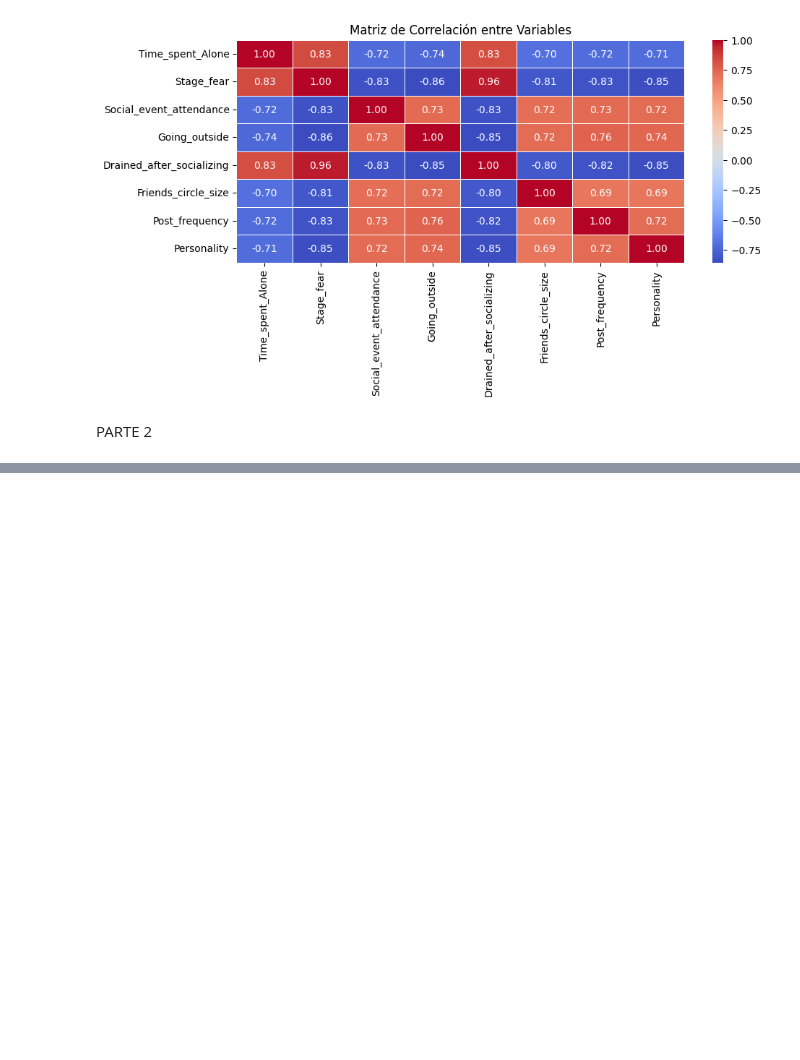
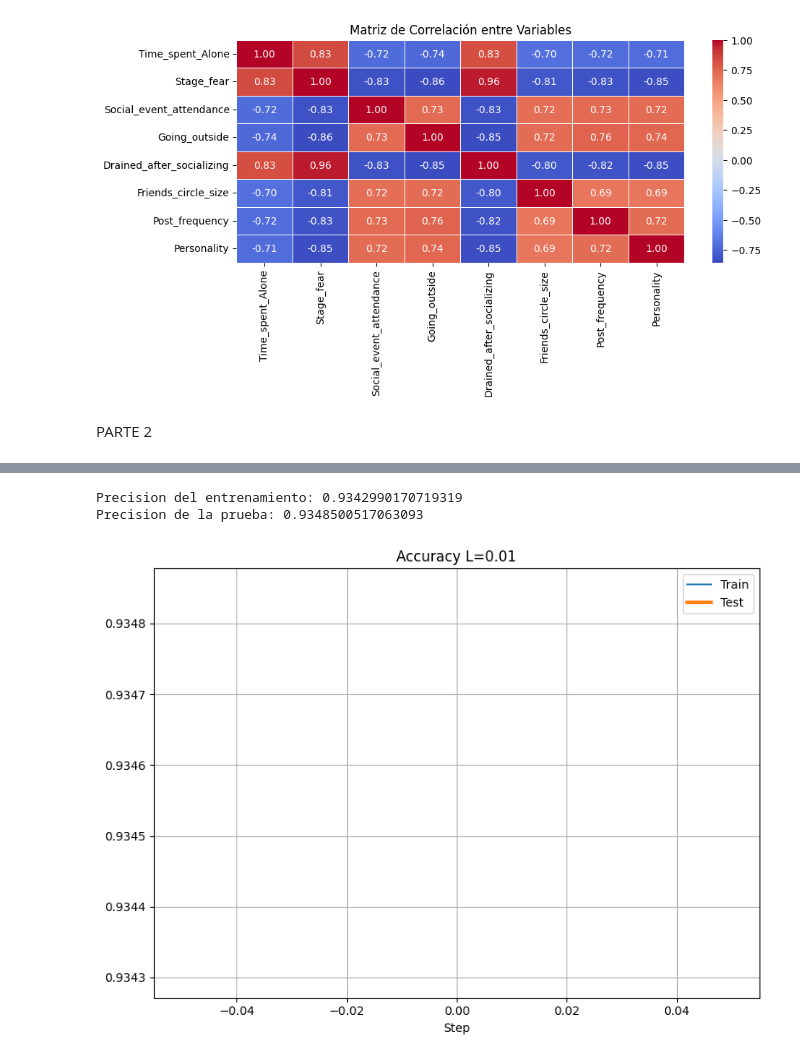
Before and after one commit to julygomez1/TP_Final_Mat3, a Jupyter notebook: Tp_final.ipynb, the cells around one changed output, grey strips where cells are left out. Drawn from its saved outputs; the diff is of its cells as text; code cells hidden in the pictures; blank space fills up the shorter version.

```diff
--- a/Tp_final.ipynb
+++ b/Tp_final.ipynb
@@ -259,0 +314,66 @@ np.random.seed(10)                      #Con una semilla para reproductibilidad
+# %%
+from tqdm.auto import tqdm as notebook_tqdm
+
+#Decenso de gradiente estocástico
+
+for i in notebook_tqdm(range(100_000)):
+    idx = np.random.choice(n,1,replace=False)
+    X_sample = X_train[idx].transpose()
+    Y_sample = Y_train[idx]
+
+    Z1, A1, Z2, A2 = forward_prop(X_sample)
+
+    dW1, dB1, dW2, dB2 = backward_prop(Z1, A1, Z2, A2, X_sample, Y_sample)
+
+    #actualizar pesos y sesgos
+
+    w_hidden -= L*dW1
+    b_hidden -= L*dB1
+    w_output -= L*dW2
+    b_output -= L*dB2
+
+    #Calculo de precisión de entrenamiento
+    accuracy_train_l = []
+    accuracy_test_l = []
+
+    train_predictions = forward_prop(X_train.transpose())[3]
+    train_comparisons = np.equal((train_predictions >= .5).flatten().astype(int),Y_train) #comparo predicciones con reales
+    train_accuracy = sum(train_comparisons.astype(int) / X_train.shape[0])
+    accuracy_train_l.append(train_accuracy)
+
+
+    test_predictions = forward_prop(X_test.transpose())[3] #solo me importa A2 que es la capa de salida
+    test_comparisons = np.equal((test_predictions >= .5).flatten().astype(int),Y_test) #comparo predicciones con reales
+    test_accuracy = sum(test_comparisons.astype(int) / X_test.shape[0])
+    accuracy_test_l.append(test_accuracy)
+
+
+print(f"Precision del entrenamiento: {train_accuracy}")
+print(f"Precision de la prueba: {test_accuracy}")
+# %% [output]
+Precision del entrenamiento: 0.9342990170719319
+Precision de la prueba: 0.9348500517063093
+# %%
+fmt_train = {
+    'color': 'tab:blue',
+    'ls': 'solid',
+    'lw' : 3,
+ }
+fmt_test = {
+    'color': 'tab:orange',
+    'ls': 'solid',
+    'lw' : 3,
+  }
+fig, (ax) = plt.subplots(1,1,figsize=(8,6))
+ax.plot(accuracy_train_l, label='Train', **fmt_train)
+ax.plot(accuracy_test_l, label='Test', **fmt_test)
+
+ax.grid(which='both')
+ax.legend()
+ax.set_title(f'Accuracy {L=}')
+ax.set_xlabel('Step')
+
+fig.tight_layout()
+plt.show()
+# %% [output]
+[figure, added]
```
Also changed, not shown: parts of 2 cells of this notebook.
